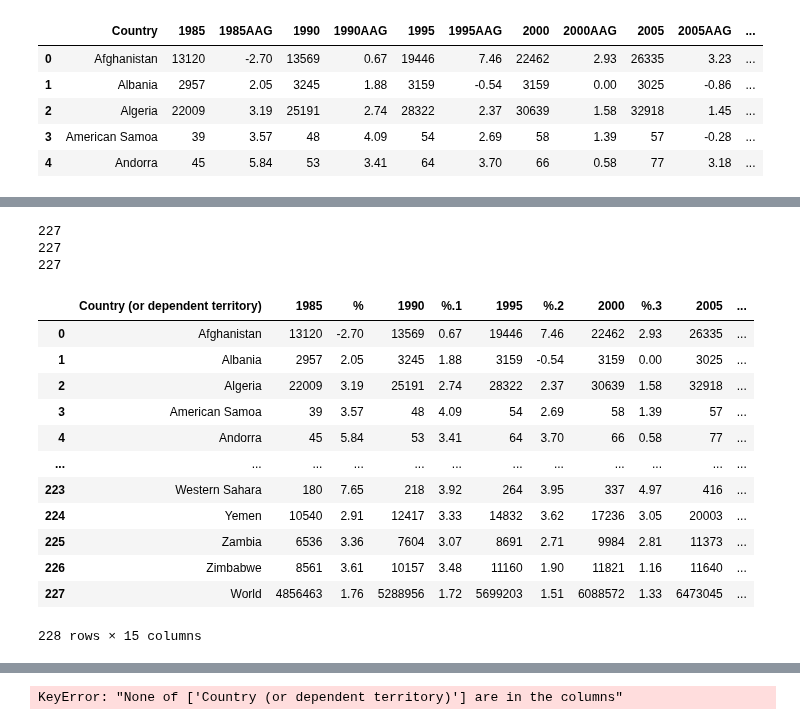
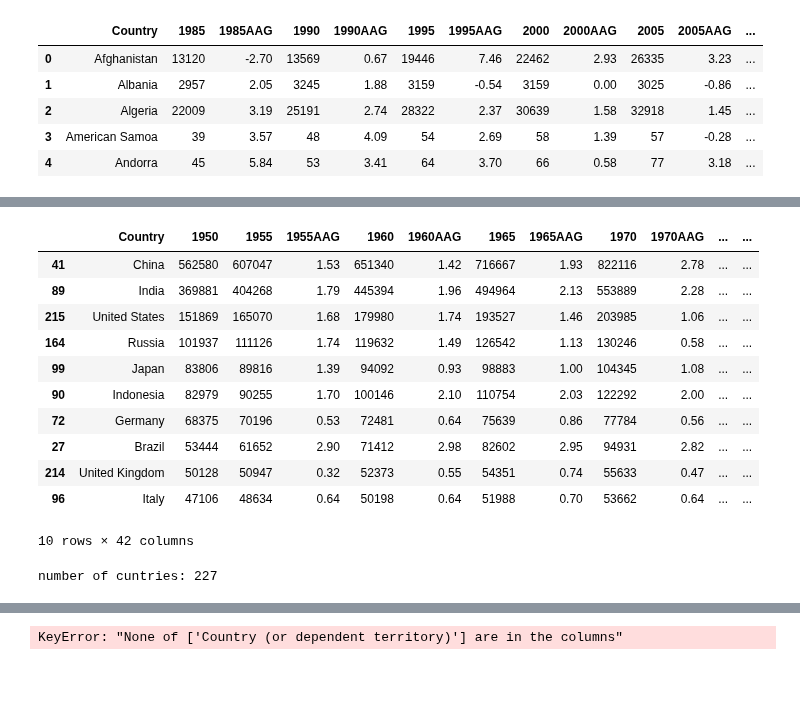
Before and after one commit to Prakhar-Saxena/CollegeAssignments, a Jupyter notebook: INFO212/assn3/INFO212-Assignment3.ipynb, the cells around one changed output, grey strips where cells are left out. Saved outputs shown, nothing was run; the diff lists cells and outputs as text; code cells hidden in the pictures; blank space fills up the shorter version.

```diff
--- a/INFO212/assn3/INFO212-Assignment3.ipynb
+++ b/INFO212/assn3/INFO212-Assignment3.ipynb
@@ -118,22 +147,20 @@ wiki[1].head()
+# %%
+top10 = wikiall.iloc[wikiall['1950'].sort_values(ascending=False)[1:11].index]
+top10
+# %% [output]
+|  | Country | 1950 | 1955 | 1955AAG | 1960 | 1960AAG | 1965 | 1965AAG | 1970 | 1970AAG | ... | ... |
+| 41 | China | 562580 | 607047 | 1.53 | 651340 | 1.42 | 716667 | 1.93 | 822116 | 2.78 | ... | ... |
+| 89 | India | 369881 | 404268 | 1.79 | 445394 | 1.96 | 494964 | 2.13 | 553889 | 2.28 | ... | ... |
+| 215 | United States | 151869 | 165070 | 1.68 | 179980 | 1.74 | 193527 | 1.46 | 203985 | 1.06 | ... | ... |
+| 164 | Russia | 101937 | 111126 | 1.74 | 119632 | 1.49 | 126542 | 1.13 | 130246 | 0.58 | ... | ... |
+| 99 | Japan | 83806 | 89816 | 1.39 | 94092 | 0.93 | 98883 | 1.00 | 104345 | 1.08 | ... | ... |
+| 90 | Indonesia | 82979 | 90255 | 1.70 | 100146 | 2.10 | 110754 | 2.03 | 122292 | 2.00 | ... | ... |
+| 72 | Germany | 68375 | 70196 | 0.53 | 72481 | 0.64 | 75639 | 0.86 | 77784 | 0.56 | ... | ... |
+| 27 | Brazil | 53444 | 61652 | 2.90 | 71412 | 2.98 | 82602 | 2.95 | 94931 | 2.82 | ... | ... |
+| 214 | United Kingdom | 50128 | 50947 | 0.32 | 52373 | 0.55 | 54351 | 0.74 | 55633 | 0.47 | ... | ... |
+| 96 | Italy | 47106 | 48634 | 0.64 | 50198 | 0.64 | 51988 | 0.70 | 53662 | 0.64 | ... | ... |
+10 rows × 42 columns
 # %%
-print(len(wiki[0].index) - 1) # -1 for the 'World'
+print('number of cuntries:', len(wikiall.index) - 1) # -1 for the 'World'
 # %% [output]
-227
-227
-227
+number of cuntries: 227
-# %%
-wiki[1]
-# %% [output]
-|  | Country (or dependent territory) | 1985 | % | 1990 | %.1 | 1995 | %.2 | 2000 | %.3 | 2005 | ... |
-| 0 | Afghanistan | 13120 | -2.70 | 13569 | 0.67 | 19446 | 7.46 | 22462 | 2.93 | 26335 | ... |
-| 1 | Albania | 2957 | 2.05 | 3245 | 1.88 | 3159 | -0.54 | 3159 | 0.00 | 3025 | ... |
-| 2 | Algeria | 22009 | 3.19 | 25191 | 2.74 | 28322 | 2.37 | 30639 | 1.58 | 32918 | ... |
-| 3 | American Samoa | 39 | 3.57 | 48 | 4.09 | 54 | 2.69 | 58 | 1.39 | 57 | ... |
-| 4 | Andorra | 45 | 5.84 | 53 | 3.41 | 64 | 3.70 | 66 | 0.58 | 77 | ... |
-| ... | ... | ... | ... | ... | ... | ... | ... | ... | ... | ... | ... |
-| 223 | Western Sahara | 180 | 7.65 | 218 | 3.92 | 264 | 3.95 | 337 | 4.97 | 416 | ... |
-| 224 | Yemen | 10540 | 2.91 | 12417 | 3.33 | 14832 | 3.62 | 17236 | 3.05 | 20003 | ... |
-| 225 | Zambia | 6536 | 3.36 | 7604 | 3.07 | 8691 | 2.71 | 9984 | 2.81 | 11373 | ... |
-| 226 | Zimbabwe | 8561 | 3.61 | 10157 | 3.48 | 11160 | 1.90 | 11821 | 1.16 | 11640 | ... |
-| 227 | World | 4856463 | 1.76 | 5288956 | 1.72 | 5699203 | 1.51 | 6088572 | 1.33 | 6473045 | ... |
-228 rows × 15 columns
```
Also changed, not shown: parts of 7 cells of this notebook.
